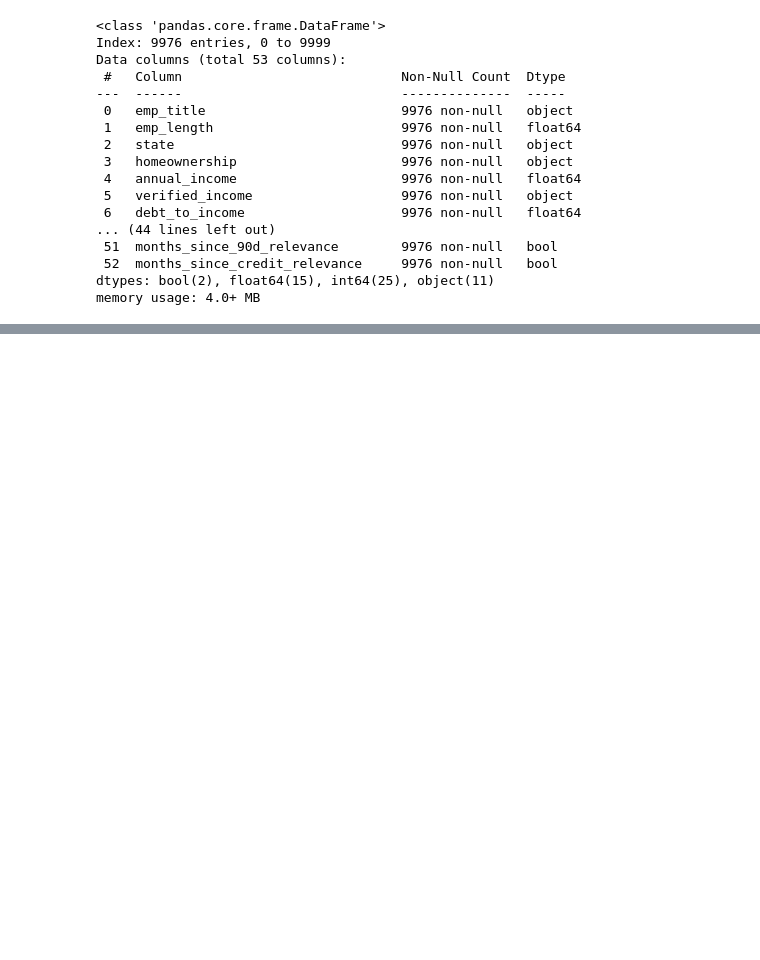
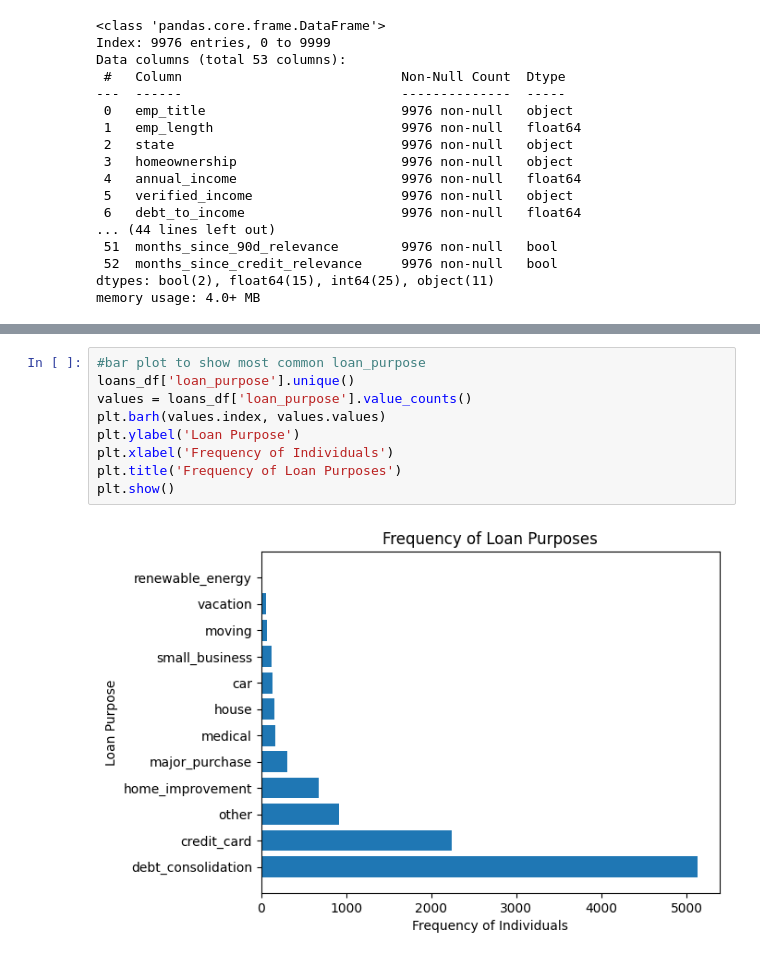
Before and after one commit to oliviaguo1234/lendingclub_loans, a Jupyter notebook: OliviaGuo_loans.ipynb, the cells around one changed output, grey strips where cells are left out. Saved outputs shown, nothing was run; the diff lists cells and outputs as text; blank space fills up the shorter version.

```diff
--- a/OliviaGuo_loans.ipynb
+++ b/OliviaGuo_loans.ipynb
@@ -108,0 +158,11 @@ memory usage: 4.0+ MB
+# %%
+#bar plot to show most common loan_purpose
+loans_df['loan_purpose'].unique()
+values = loans_df['loan_purpose'].value_counts()
+plt.barh(values.index, values.values)
+plt.ylabel('Loan Purpose')
+plt.xlabel('Frequency of Individuals')
+plt.title('Frequency of Loan Purposes')
+plt.show()
+# %% [output]
+[figure, added]
```
Also changed, not shown: parts of 17 cells of this notebook.
